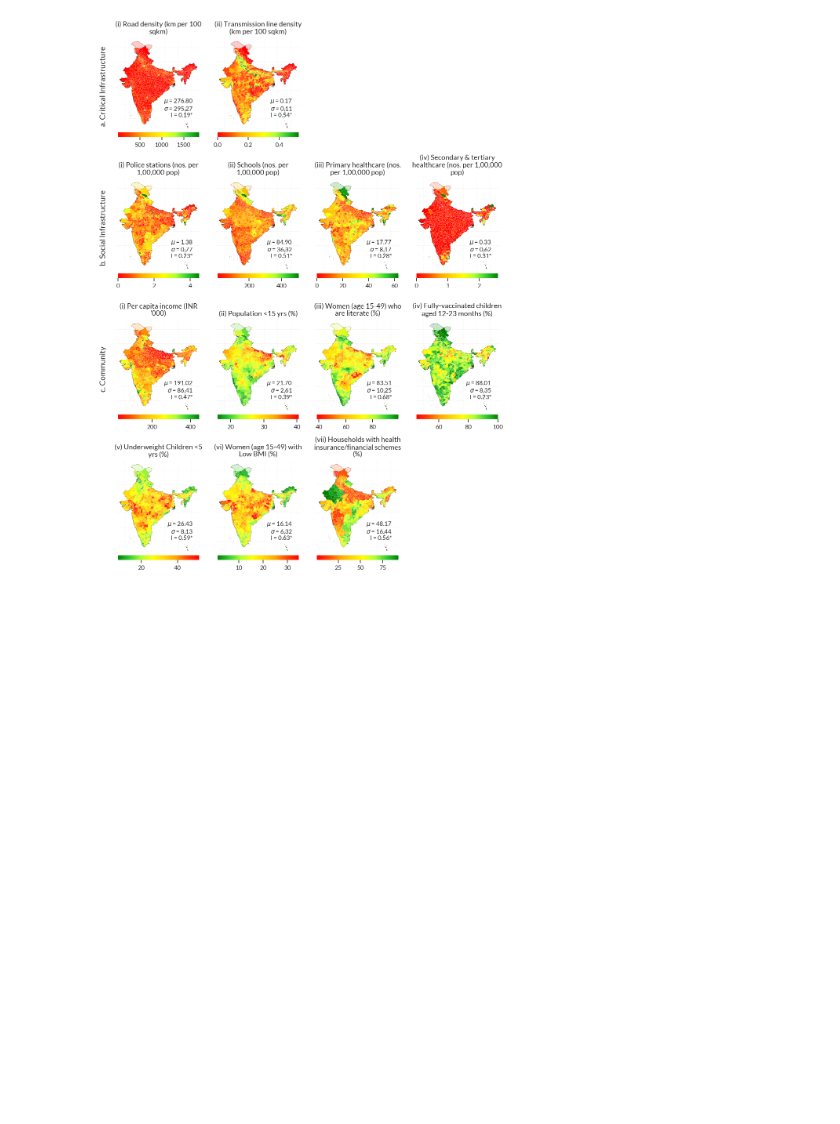
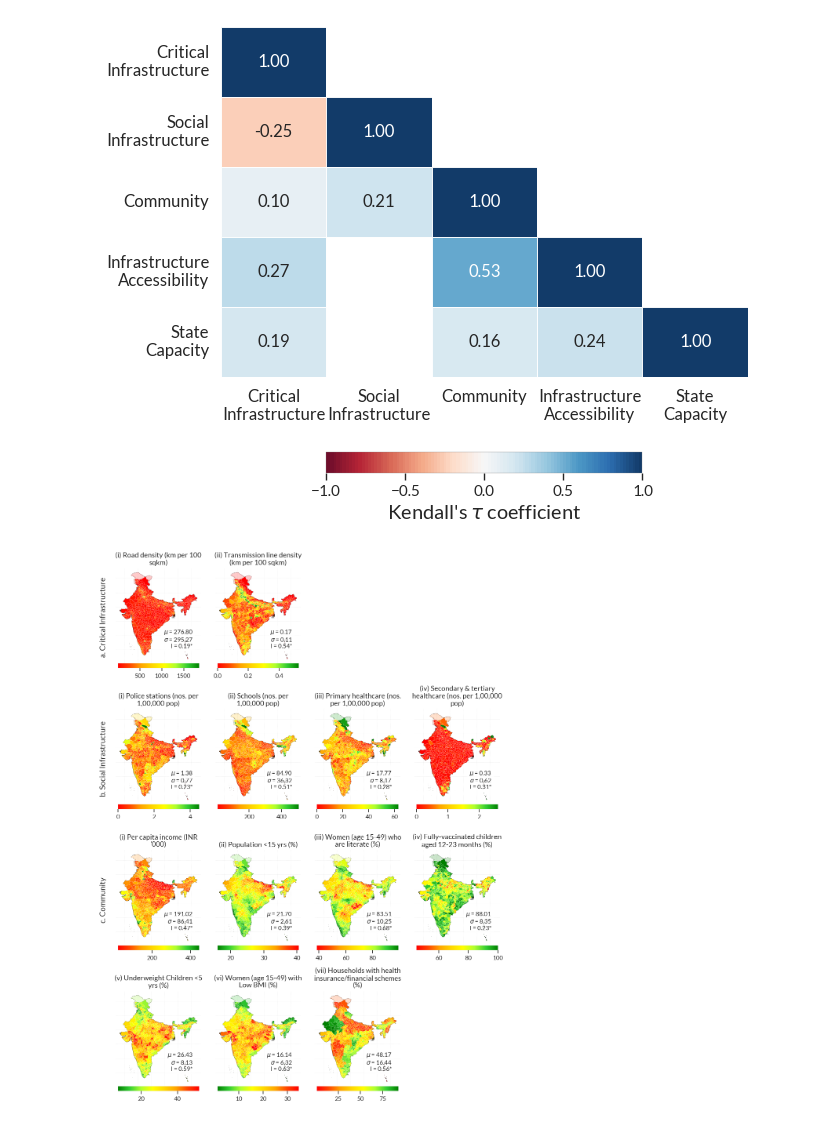
Before and after one commit to srijithbalakrishnan/india_resilience, a Jupyter notebook: india_resilience_analysis.ipynb, the cells around one changed output. Drawn from its saved outputs; the diff is of its cells as text; code cells hidden in the pictures; blank space fills up the shorter version.

```diff
--- a/india_resilience_analysis.ipynb
+++ b/india_resilience_analysis.ipynb
@@ -80,3 +81,74 @@ data_gdf.plot(edgecolor='white', linewidth=0.1)
+# %%
+import seaborn as sns
+import matplotlib.pyplot as plt
+from matplotlib import cm
+import numpy as np
+from scipy.stats import kendalltau
+
+# Example ci_gdf dataframe
+# ci_gdf = ... (Your DataFrame with CI variables)
+ci_vars = [f'CI_{cluster_type}' for cluster_type in indicators_dict.keys() if cluster_type != 'hazard']
+cluster_labels = [cluster_type.replace("_", " ")[3:].title() for cluster_type in ci_vars if cluster_type.startswith("CI_")]
+cluster_labels = [cluster_name.replace(" ", "\n") for cluster_name in cluster_labels]
+
+# Initialize matrices for Kendall's tau and p-values
+n = len(ci_vars)
+tau_matrix = np.zeros((n, n))
+pval_matrix = np.zeros((n, n))
+
+# Compute Kendall's tau and p-values
+for i in range(n):
+    for j in range(n):
+        if i != j:
+            tau, p = kendalltau(ci_gdf[ci_vars[i]], ci_gdf[ci_vars[j]])
+            tau_matrix[i, j] = tau
+            pval_matrix[i, j] = p
+        else:
+            tau_matrix[i, j] = 1  # Diagonal
+            pval_matrix[i, j] = np.nan  # Not applicable
+
+# Create a mask for the upper triangle only
+mask = np.triu(np.ones_like(tau_matrix, dtype=bool), k=1)
+
+# Create a custom matrix for the background color, only showing significant values
+background_mask = (pval_matrix > 0.05)
+
+# Mask the non-significant cells by setting them to NaN in a temporary matrix
+color_matrix = tau_matrix.copy()
+color_matrix[background_mask] = np.nan
+
+# Plot the heatmap
+sns.set_context('paper', font_scale=1.5)
+sns.set_style('white')
+plt.rcParams['font.family'] = 'sans-serif'
+plt.rcParams['font.sans-serif'] = ['Lato']
+
+f, ax = plt.subplots(figsize=(6.85, 5.5))
+cmap = cm.get_cmap("RdBu", 100)
+
+# Use color_matrix for the background and tau_matrix for annotations
+im = sns.heatmap(
+    color_matrix, mask=mask, cmap=cmap, vmax=1, center=0, alpha=0.95,
+    square=False, linewidths=.5, vmin=-1,
+    annot=tau_matrix,
+    fmt='.2f',
+    annot_kws={"size": 12},
+    cbar_kws={"label": "Kendall's $\\tau$ coefficient", "orientation": "horizontal", "aspect": 15, "shrink": 0.6}
+)
+
+colorbar = im.get_figure().get_axes()[-1]
+colorbar.tick_params(labelsize=11)
+colorbar.axes.set_frame_on(True)
+[spine.set_linewidth(0.2) for spine in colorbar.axes.spines.values()]
+[spine.set_edgecolor('grey') for spine in colorbar.axes.spines.values()]
+
+ax.set_xticklabels(cluster_labels, rotation=0, ha='center', size=12)
+ax.set_yticklabels(cluster_labels, rotation=0, va='center', size=12)
+plt.tight_layout()
+
+plt.show()
+# %% [output]
+[figure, added]
 # %%
 # RUN THIS CELL TO LOAD THE DATA
 FONT_FAMILY = 'sans-serif'
```
Also changed, not shown: parts of 3 cells of this notebook, 2 other files.
